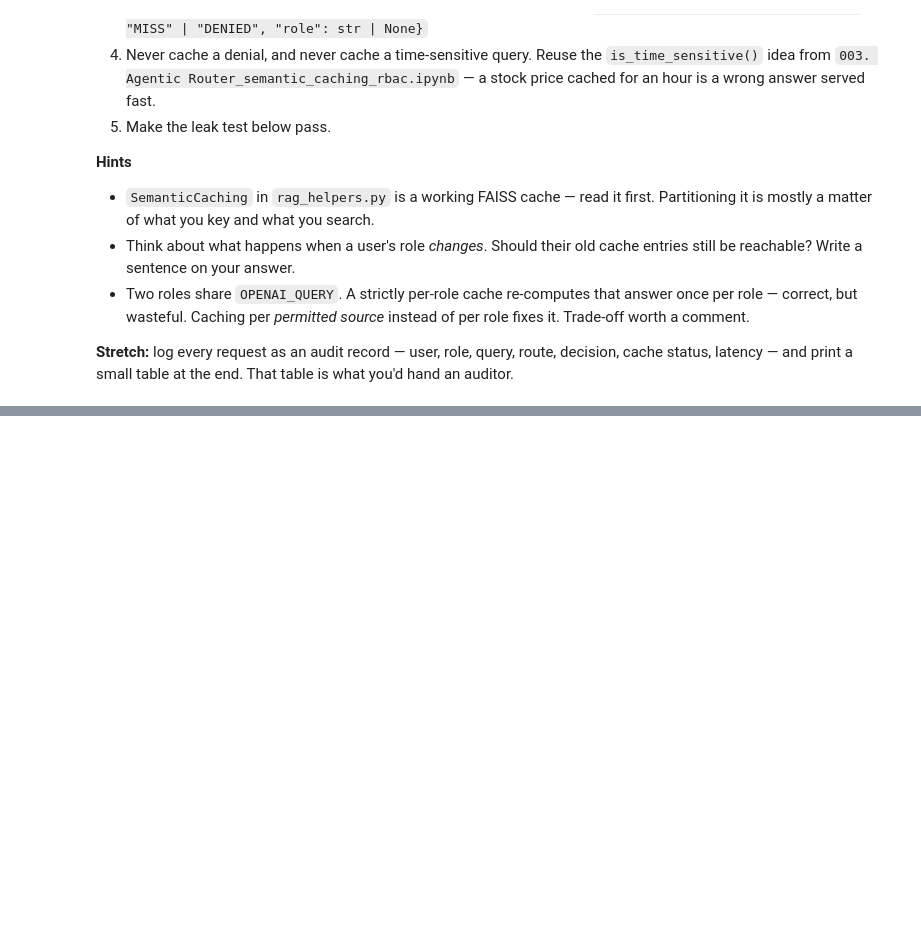
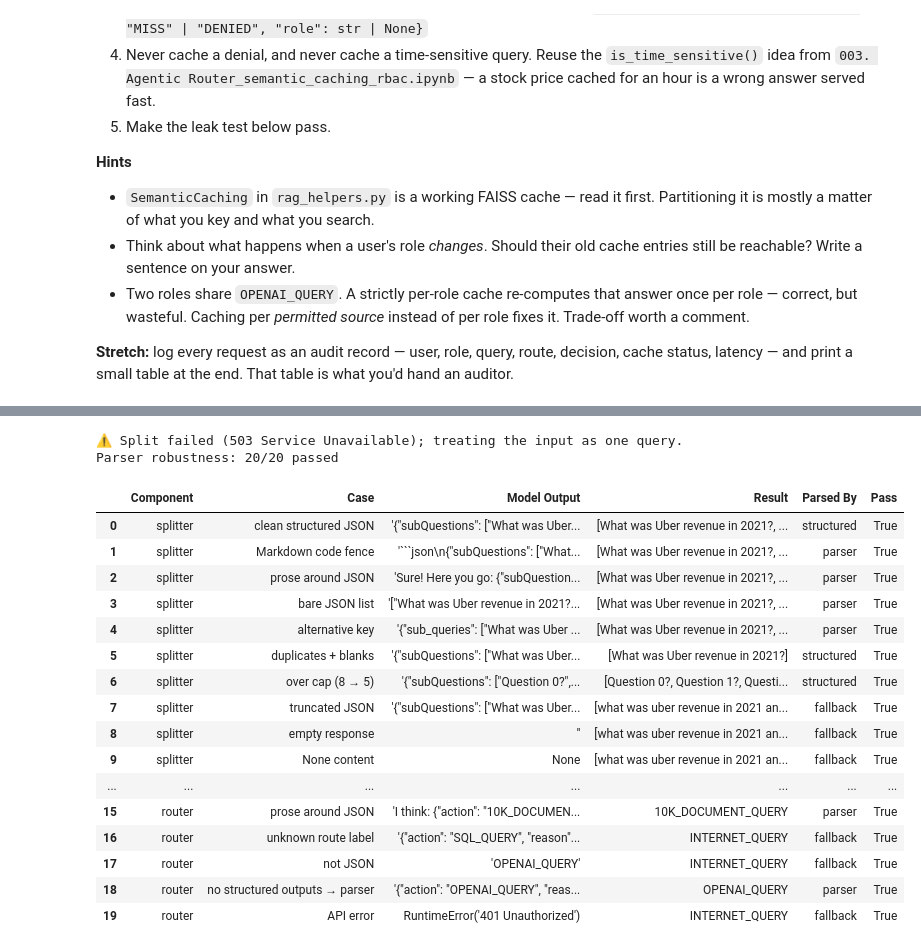
Before and after one commit to anuraglahon16/agentic-router-assignment, a Jupyter notebook: 001. Agentic Router.ipynb, the cells around one changed output, grey strips where cells are left out. Drawn from its saved outputs; the diff is of its cells as text; code cells hidden in the pictures; blank space fills up the shorter version.

````diff
--- a/001. Agentic Router.ipynb
+++ b/001. Agentic Router.ipynb
@@ -1951,0 +1569,5 @@ bob     | finance_analyst  | 10K_DOCUMENT_QUERY  | ALLOW    | MISS   | 3088
+# %%
+compound_df = ev.run_compound_eval(ctx)
+print(f"Live compound cases passed: {int(compound_df['Pass'].sum())}/{len(compound_df)}")
+display(compound_df[["Case", "Expected Subqueries", "Actual Subqueries", "Expected Routes", "Actual Routes",
+                     "Within Cap", "No Duplicates", "Citations Traceable", "Compose Method", "Pass"]])
@@ -1951,0 +1584,24 @@ bob     | finance_analyst  | 10K_DOCUMENT_QUERY  | ALLOW    | MISS   | 3088
+# %%
+robustness_df = ev.run_parser_robustness_tests()
+print(f"Parser robustness: {int(robustness_df['Pass'].sum())}/{len(robustness_df)} passed")
+display(robustness_df[["Component", "Case", "Model Output", "Result", "Parsed By", "Pass"]])
+# %% [output]
+⚠️ Split failed (503 Service Unavailable); treating the input as one query.
+Parser robustness: 20/20 passed
+|  | Component | Case | Model Output | Result | Parsed By | Pass |
+| 0 | splitter | clean structured JSON | '{"subQuestions": ["What was Uber... | [What was Uber revenue in 2021?, ... | structured | True |
+| 1 | splitter | Markdown code fence | '```json\n{"subQuestions": ["What... | [What was Uber revenue in 2021?, ... | parser | True |
+| 2 | splitter | prose around JSON | 'Sure! Here you go: {"subQuestion... | [What was Uber revenue in 2021?, ... | parser | True |
+| 3 | splitter | bare JSON list | '["What was Uber revenue in 2021?... | [What was Uber revenue in 2021?, ... | parser | True |
+| 4 | splitter | alternative key | '{"sub_queries": ["What was Uber ... | [What was Uber revenue in 2021?, ... | parser | True |
+| 5 | splitter | duplicates + blanks | '{"subQuestions": ["What was Uber... | [What was Uber revenue in 2021?] | structured | True |
+| 6 | splitter | over cap (8 → 5) | '{"subQuestions": ["Question 0?",... | [Question 0?, Question 1?, Questi... | structured | True |
+| 7 | splitter | truncated JSON | '{"subQuestions": ["What was Uber... | [what was uber revenue in 2021 an... | fallback | True |
+| 8 | splitter | empty response | '' | [what was uber revenue in 2021 an... | fallback | True |
+| 9 | splitter | None content | None | [what was uber revenue in 2021 an... | fallback | True |
+| ... | ... | ... | ... | ... | ... | ... |
+| 15 | router | prose around JSON | 'I think: {"action": "10K_DOCUMEN... | 10K_DOCUMENT_QUERY | parser | True |
+| 16 | router | unknown route label | '{"action": "SQL_QUERY", "reason"... | INTERNET_QUERY | fallback | True |
+| 17 | router | not JSON | 'OPENAI_QUERY' | INTERNET_QUERY | fallback | True |
+| 18 | router | no structured outputs → parser | '{"action": "OPENAI_QUERY", "reas... | OPENAI_QUERY | parser | True |
+| 19 | router | API error | RuntimeError('401 Unauthorized') | INTERNET_QUERY | fallback | True |
````
Also changed, not shown: parts of 51 cells of this notebook, 15 other files.
